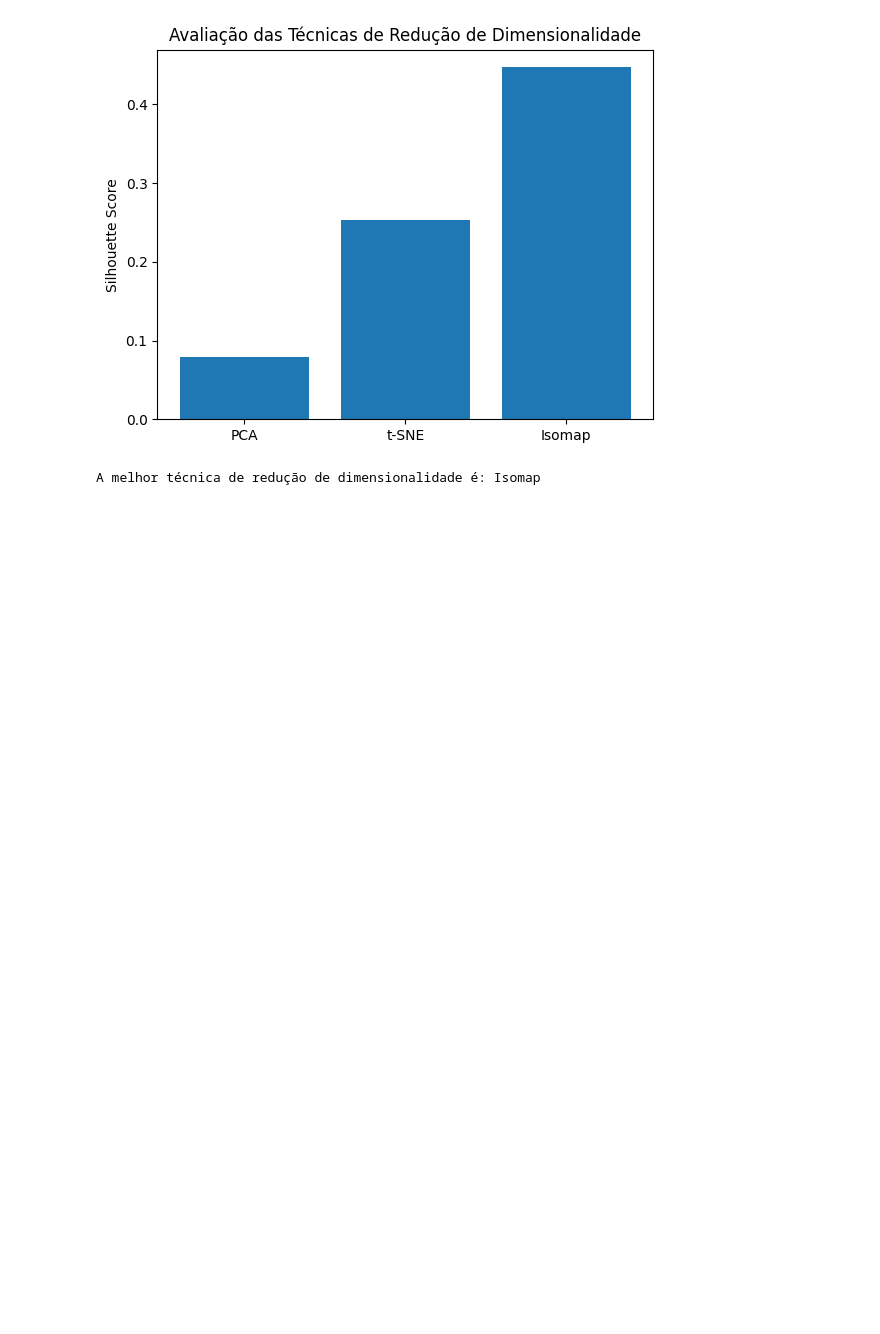
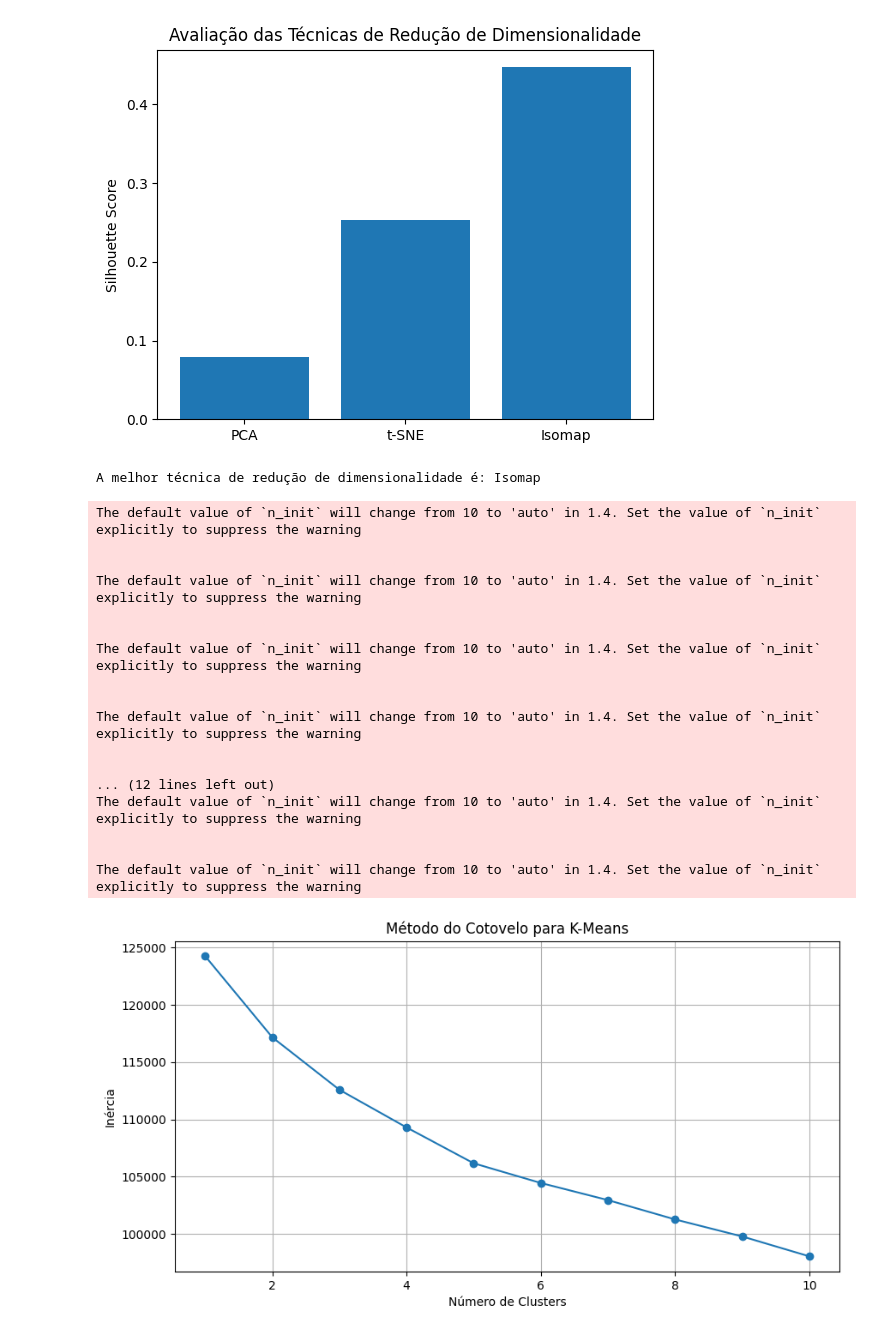
Before and after one commit to camiscf/tcc, a Jupyter notebook: Rascunhao_tcc.ipynb, the cells around one changed output. Saved outputs shown, nothing was run; the diff lists cells and outputs as text; code cells hidden in the pictures; blank space fills up the shorter version.

```diff
--- a/Rascunhao_tcc.ipynb
+++ b/Rascunhao_tcc.ipynb
@@ -524,0 +528,34 @@ A melhor técnica de redução de dimensionalidade é: Isomap
+# %%
+# Método do Cotovelo (Elbow Method) para K-Means
+inertia = []
+for k in range(1, 11):
+    kmeans = KMeans(n_clusters=k, random_state=42)
+    kmeans.fit(df_scaled)
+    inertia.append(kmeans.inertia_)
+
+plt.figure(figsize=(10, 5))
+plt.plot(range(1, 11), inertia, marker='o')
+plt.xlabel('Número de Clusters')
+plt.ylabel('Inércia')
+plt.title('Método do Cotovelo para K-Means')
+plt.grid(True)
+plt.show()
+# %% [output]
+The default value of `n_init` will change from 10 to 'auto' in 1.4. Set the value of `n_init` explicitly to suppress the warning
+
+
+The default value of `n_init` will change from 10 to 'auto' in 1.4. Set the value of `n_init` explicitly to suppress the warning
+
+
+The default value of `n_init` will change from 10 to 'auto' in 1.4. Set the value of `n_init` explicitly to suppress the warning
+
+
+The default value of `n_init` will change from 10 to 'auto' in 1.4. Set the value of `n_init` explicitly to suppress the warning
+
+
+... (12 lines left out)
+The default value of `n_init` will change from 10 to 'auto' in 1.4. Set the value of `n_init` explicitly to suppress the warning
+
+
+The default value of `n_init` will change from 10 to 'auto' in 1.4. Set the value of `n_init` explicitly to suppress the warning
+[figure, added]
```
Also changed, not shown: parts of 8 cells of this notebook.
